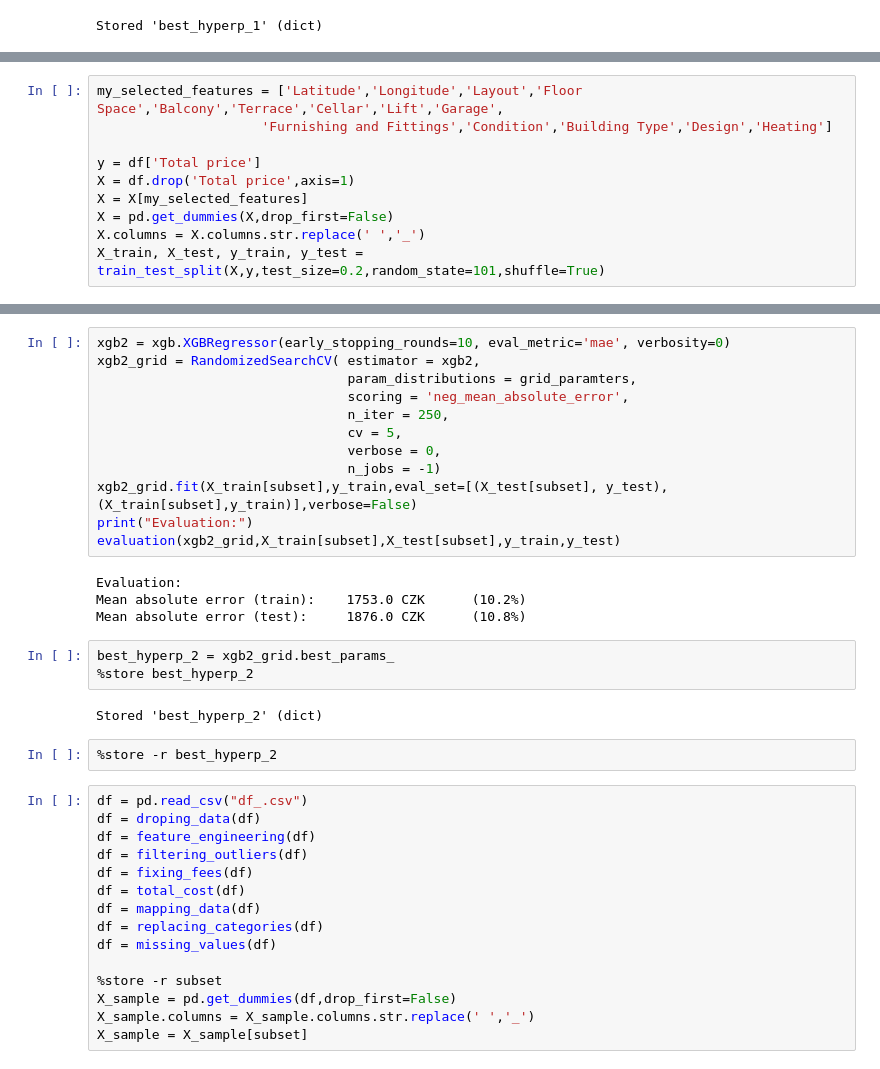
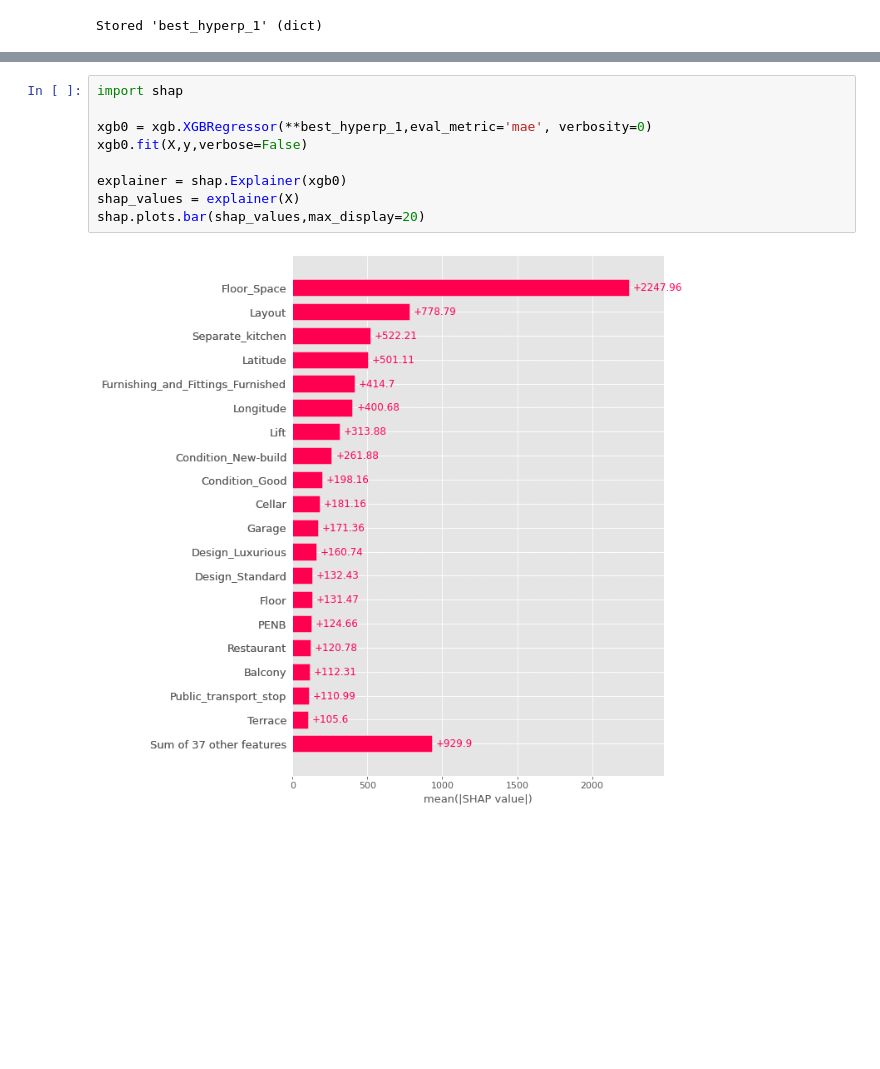
Before and after one commit to tomasz-bialy/Estate-Prague, a Jupyter notebook: Estate_Prague.ipynb, the cells around one changed output, grey strips where cells are left out. Saved outputs shown, nothing was run; the diff lists cells and outputs as text; blank space fills up the shorter version.

```diff
--- a/Estate_Prague.ipynb
+++ b/Estate_Prague.ipynb
@@ -336,10 +276,0 @@ grid_paramters = { 'n_estimators': [1000],
-# %%
-my_selected_features = ['Latitude','Longitude','Layout','Floor Space','Balcony','Terrace','Cellar','Lift','Garage',
-                     'Furnishing and Fittings','Condition','Building Type','Design','Heating']
-
-y = df['Total price']
-X = df.drop('Total price',axis=1)
-X = X[my_selected_features]
-X = pd.get_dummies(X,drop_first=False)
-X.columns = X.columns.str.replace(' ','_')
-X_train, X_test, y_train, y_test = train_test_split(X,y,test_size=0.2,random_state=101,shuffle=True)
@@ -414,39 +277,12 @@ grid_paramters = { 'n_estimators': [250],
-# %%
-xgb2 = xgb.XGBRegressor(early_stopping_rounds=10, eval_metric='mae', verbosity=0)
-xgb2_grid = RandomizedSearchCV( estimator = xgb2,
-                                param_distributions = grid_paramters,
-                                scoring = 'neg_mean_absolute_error',
-                                n_iter = 250,
-                                cv = 5,
-                                verbose = 0,
-                                n_jobs = -1)
-xgb2_grid.fit(X_train[subset],y_train,eval_set=[(X_test[subset], y_test),(X_train[subset],y_train)],verbose=False)
-print("Evaluation:")
-evaluation(xgb2_grid,X_train[subset],X_test[subset],y_train,y_test)
-# %% [output]
-Evaluation:
-Mean absolute error (train):    1753.0 CZK      (10.2%)
-Mean absolute error (test):     1876.0 CZK      (10.8%)
-# %%
-best_hyperp_2 = xgb2_grid.best_params_
-%store best_hyperp_2
-# %% [output]
-Stored 'best_hyperp_2' (dict)
-# %%
-%store -r best_hyperp_2
-# %%
-df = pd.read_csv("df_.csv")
-df = droping_data(df)
-df = feature_engineering(df)
-df = filtering_outliers(df)
-df = fixing_fees(df)
-df = total_cost(df)
-df = mapping_data(df)
-df = replacing_categories(df)
-df = missing_values(df)
-
-%store -r subset
-X_sample = pd.get_dummies(df,drop_first=False)
-X_sample.columns = X_sample.columns.str.replace(' ','_')
-X_sample = X_sample[subset]
+# %%
+import shap
+
+xgb0 = xgb.XGBRegressor(**best_hyperp_1,eval_metric='mae', verbosity=0)
+xgb0.fit(X,y,verbose=False)
+
+explainer = shap.Explainer(xgb0)
+shap_values = explainer(X)
+shap.plots.bar(shap_values,max_display=20)
+# %% [output]
+[figure, added]
 # %%
```
Also changed, not shown: parts of 40 cells of this notebook, 4 other files.
